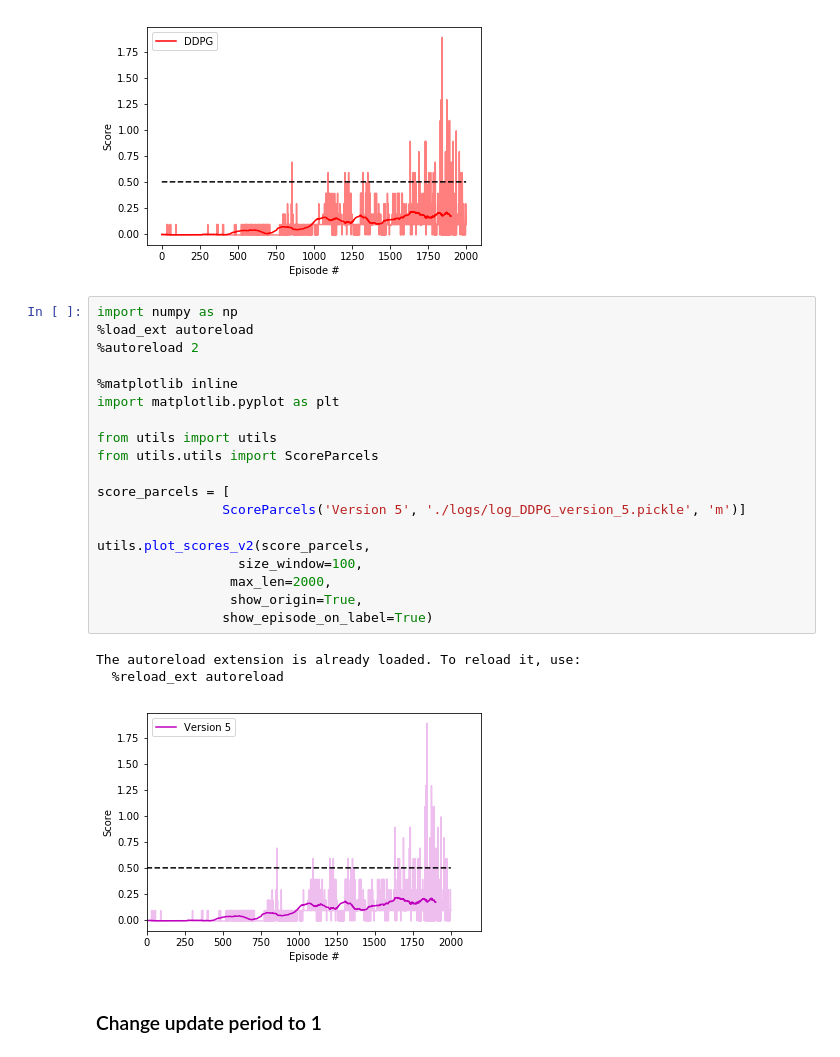
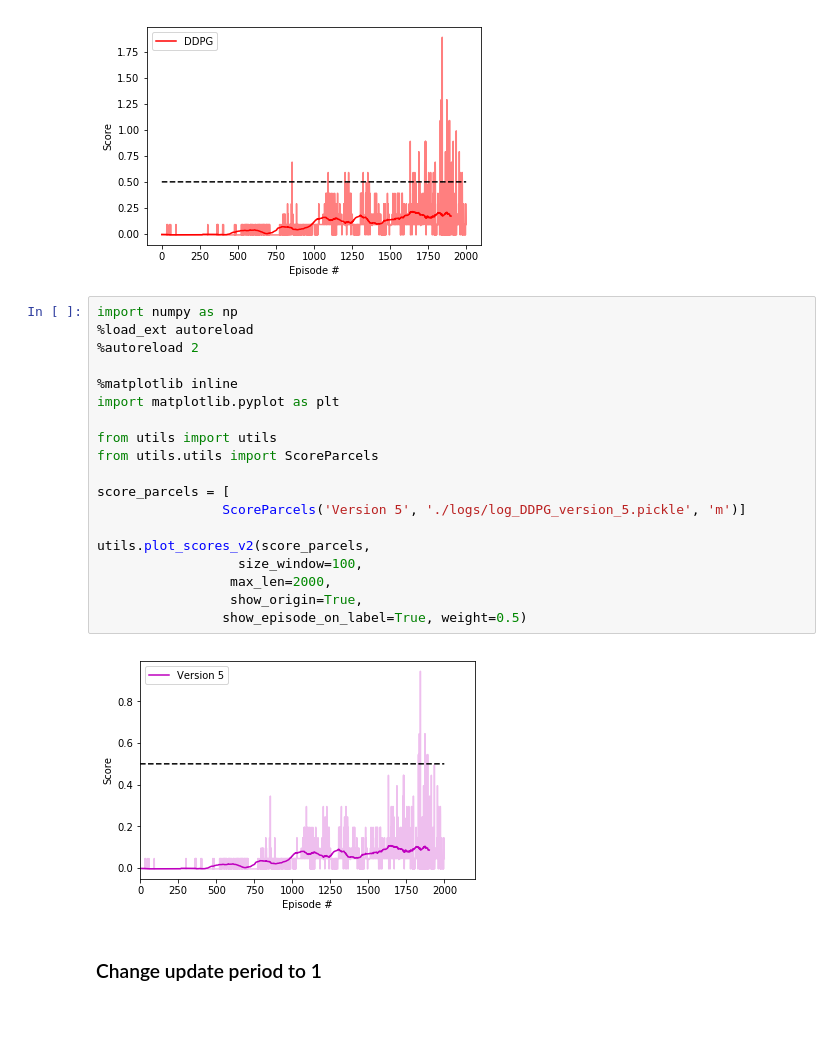
Before and after one commit to Brandon-HY-Lin/deep-reinforcement-learning, a Jupyter notebook: p3_collab-compet/DDPG/Tennis_DDPG_version_5.ipynb, the cells around one changed output. Saved outputs shown, nothing was run; the diff lists cells and outputs as text; blank space fills up the shorter version.

```diff
--- a/p3_collab-compet/DDPG/Tennis_DDPG_version_5.ipynb
+++ b/p3_collab-compet/DDPG/Tennis_DDPG_version_5.ipynb
@@ -299,26 +299,24 @@ Average Score: 0.1710   Total Time=0:11:26.521325
 # %%
 import numpy as np
 %load_ext autoreload
 %autoreload 2
 
 %matplotlib inline
 import matplotlib.pyplot as plt
 
 from utils import utils
 from utils.utils import ScoreParcels
 
 score_parcels = [
                 ScoreParcels('Version 5', './logs/log_DDPG_version_5.pickle', 'm')]
 
 utils.plot_scores_v2(score_parcels,
                   size_window=100,
                  max_len=2000,
                  show_origin=True,
-                show_episode_on_label=True)
+                show_episode_on_label=True, weight=0.5)
 # %% [output]
-The autoreload extension is already loaded. To reload it, use:
-  %reload_ext autoreload
-[figure, old version]
+[figure, new version]
 # %% [markdown]
 ### Change update period to 1
 # %%
```
Also changed, not shown: 8 other files.
